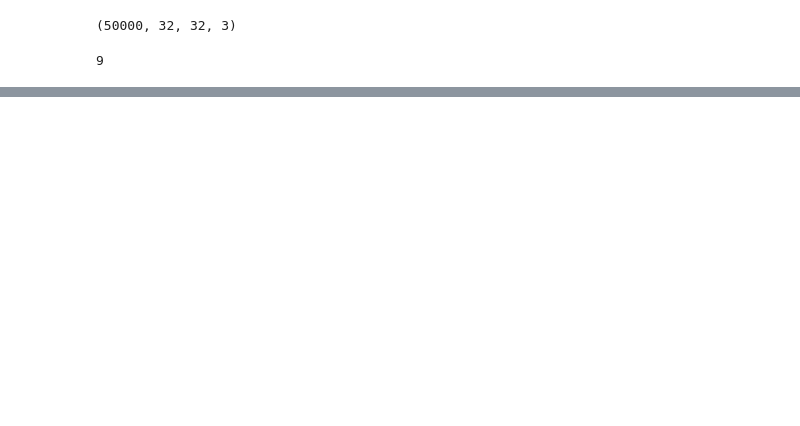
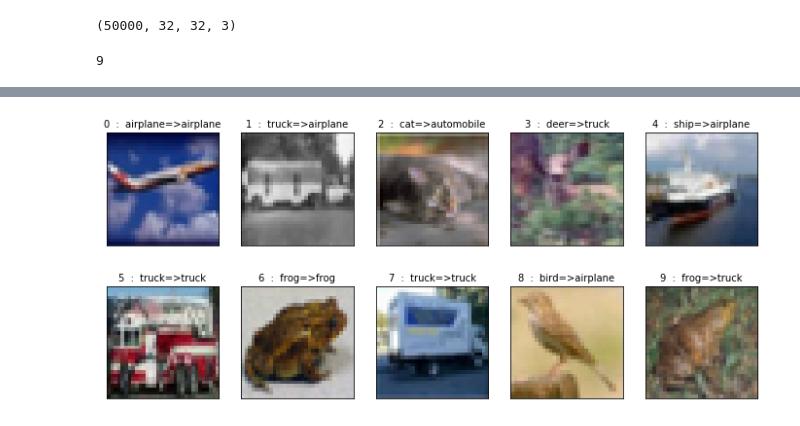
Before and after one commit to zhu913104/work-it-up, a Jupyter notebook: DL/cifar.ipynb, the cells around one changed output, grey strips where cells are left out. Cells and saved outputs as stored; diff of their text form; code cells hidden in the pictures; blank space fills up the shorter version.

```diff
--- a/DL/cifar.ipynb
+++ b/DL/cifar.ipynb
@@ -61,0 +97,2 @@ model.add
+# %%
+model.add(Dense(10,activation='softmax'))
@@ -61,0 +119,4 @@ model.add
+# %%
+model.compile(loss='categorical_crossentropy',optimizer='adam',metrics=['accuracy'])
+# %%
+result=model.fit(x_train_,y_train_,validation_split=0.5,epochs=100,batch_size=128,verbose=1)
@@ -61,0 +147,2 @@ model.add
+# %%
+predict=model.predict_classes(x_test)
@@ -61,0 +151,4 @@ model.add
+# %%
+plot_img_label_prediction(x_test,y_test,predict,584,10)
+# %% [output]
+[figure, added]
```
Also changed, not shown: parts of 35 cells of this notebook, 13 other files.
